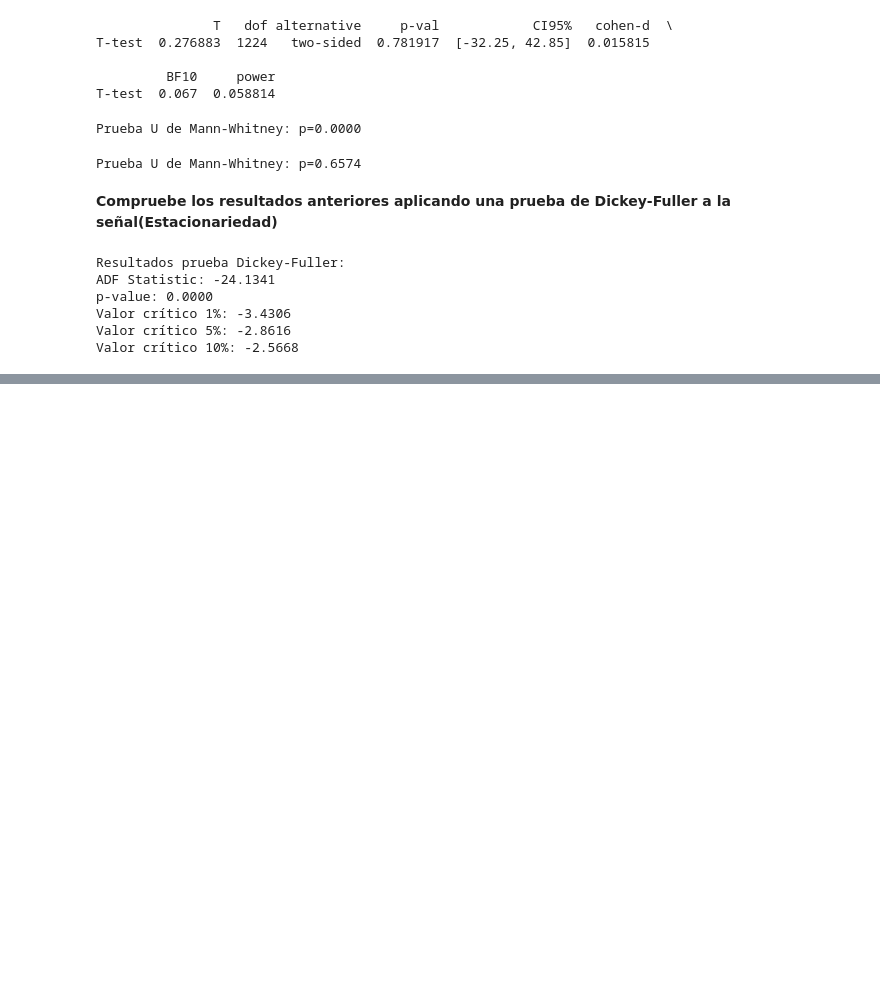
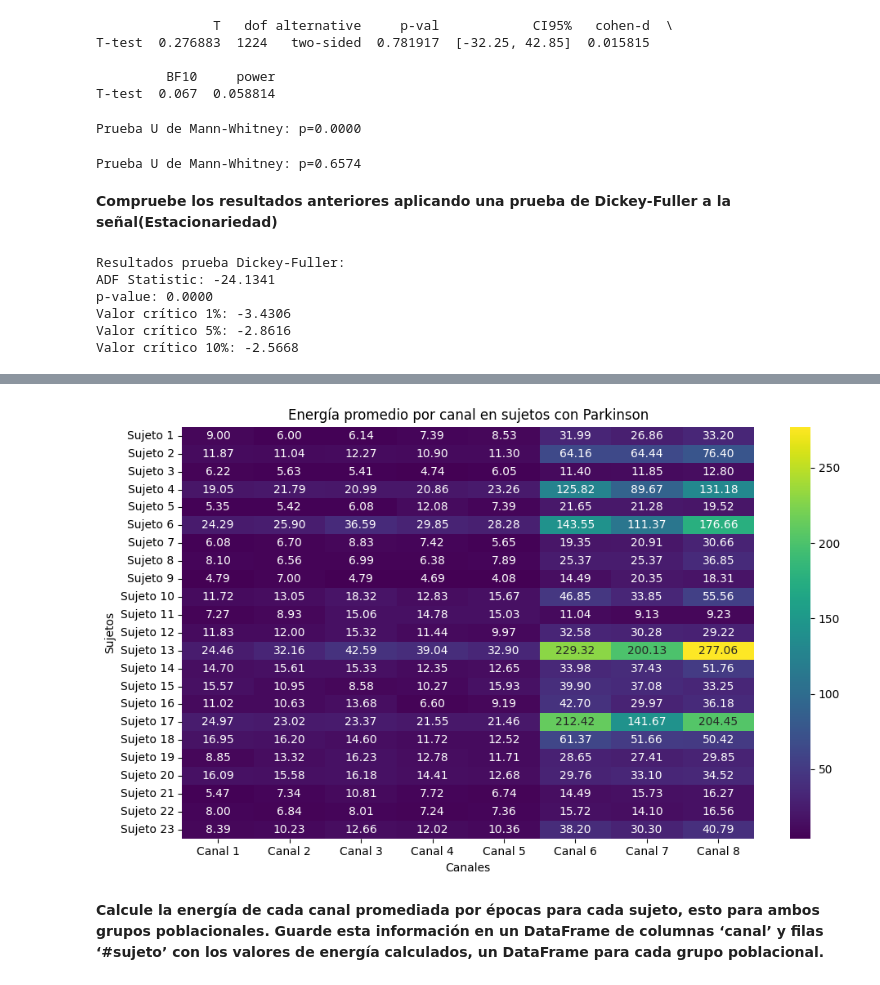
Before and after one commit to Yuliana2001/lab3_biosenales, a Jupyter notebook: lab3.ipynb, the cells around one changed output, grey strips where cells are left out. Drawn from its saved outputs; the diff is of its cells as text; code cells hidden in the pictures; blank space fills up the shorter version.

```diff
--- a/lab3.ipynb
+++ b/lab3.ipynb
@@ -449,0 +591,22 @@ Valor crítico 10%: -2.5668
+# %%
+import matplotlib.pyplot as plt
+import seaborn as sns
+
+# Crear el heatmap
+plt.figure(figsize=(10, 6))
+sns.heatmap(partsEnergyParkinson, annot=True, fmt=".2f", cmap="viridis",
+            xticklabels=[f'Canal {i+1}' for i in range(8)],
+            yticklabels=[f'Sujeto {i+1}' for i in range(23)])
+plt.title('Energía promedio por canal en sujetos con Parkinson')
+plt.xlabel('Canales')
+plt.ylabel('Sujetos')
+plt.tight_layout()
+plt.savefig('heatmap_parkinson.png')
+plt.show()
+# %% [output]
+[figure, added]
+# %% [markdown]
+
+**Calcule la energía de cada canal promediada por épocas para cada sujeto, esto para ambos grupos poblacionales. Guarde esta
+información en un DataFrame de columnas ‘canal’ y filas ‘#sujeto’ con los valores de energía calculados, un DataFrame para
+cada grupo poblacional.**
```
Also changed, not shown: parts of 14 cells of this notebook.
